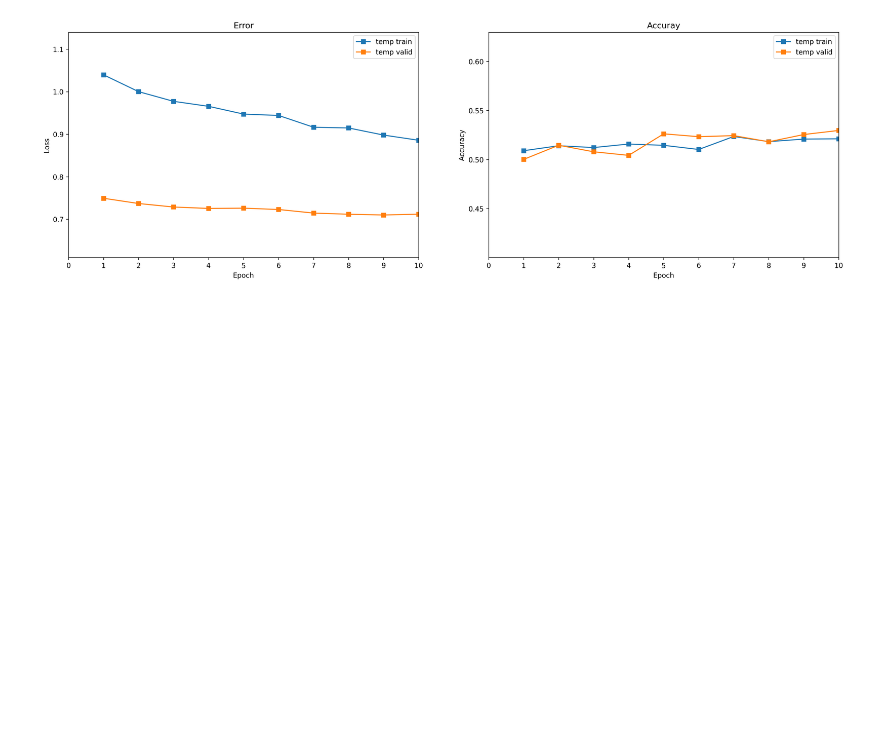
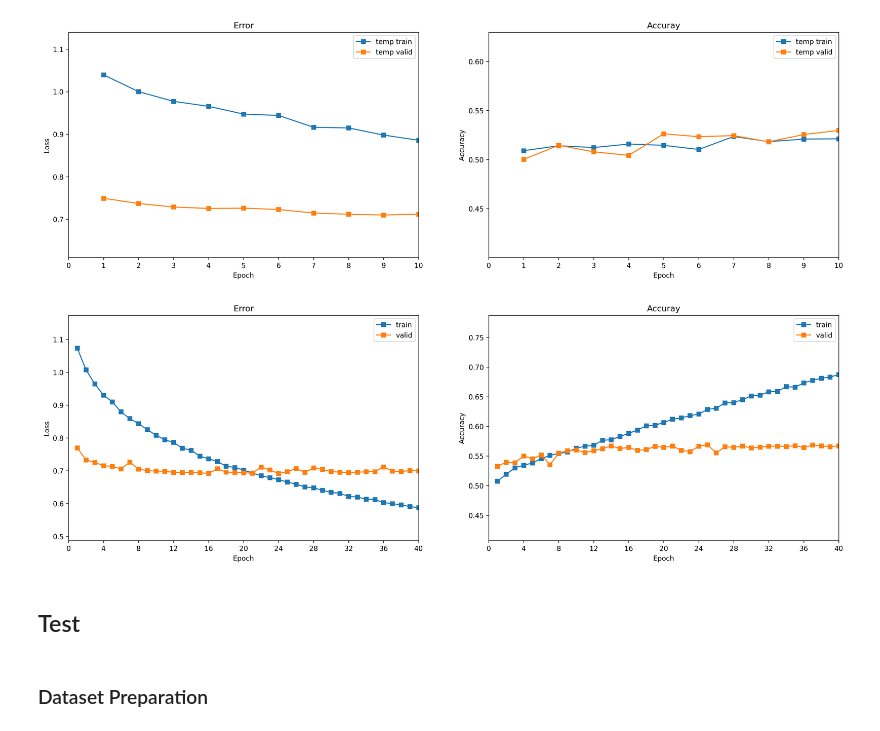
Before and after one commit to RichardS0268/CNN-for-Trading, a Jupyter notebook: pipeline.ipynb, the cells around one changed output. Saved outputs shown, nothing was run; the diff lists cells and outputs as text; code cells hidden in the pictures; blank space fills up the shorter version.

```diff
--- a/pipeline.ipynb
+++ b/pipeline.ipynb
@@ -12,5 +14,5 @@ import yaml
 # %%
-with open('configs/I5R20/I5R20_09-11.yml', 'r') as f:
+with open('configs/I20R5/I20R5_09-11.yml', 'r') as f:
     setting = _U.Dict2ObjParser(yaml.safe_load(f)).parse()
 # %%
 if 'models' not in os.listdir('./'):
@@ -102,3 +113,14 @@ plot_loss_and_acc({"temp train": [train_loss_set, train_acc_set], \
 # %%
 log = pd.DataFrame([train_loss_set, train_acc_set, valid_loss_set, valid_acc_set], index=['train_loss', 'train_acc', 'valid_loss', 'valid_acc'])
 log.to_csv(setting.TRAIN.LOG_SAVE_FILE)
+# %%
+logs = pd.read_csv(setting.TRAIN.LOG_SAVE_FILE, index_col=0).T
+# %%
+plot_loss_and_acc({"train": [logs['train_loss'], logs['train_acc']], \
+                    "valid": [logs['valid_loss'], logs['valid_acc']]})
+# %% [output]
+[figure, added]
+# %% [markdown]
+## Test
+# %% [markdown]
+### Dataset Preparation
```
Also changed, not shown: parts of 22 cells of this notebook, 6 other files.
